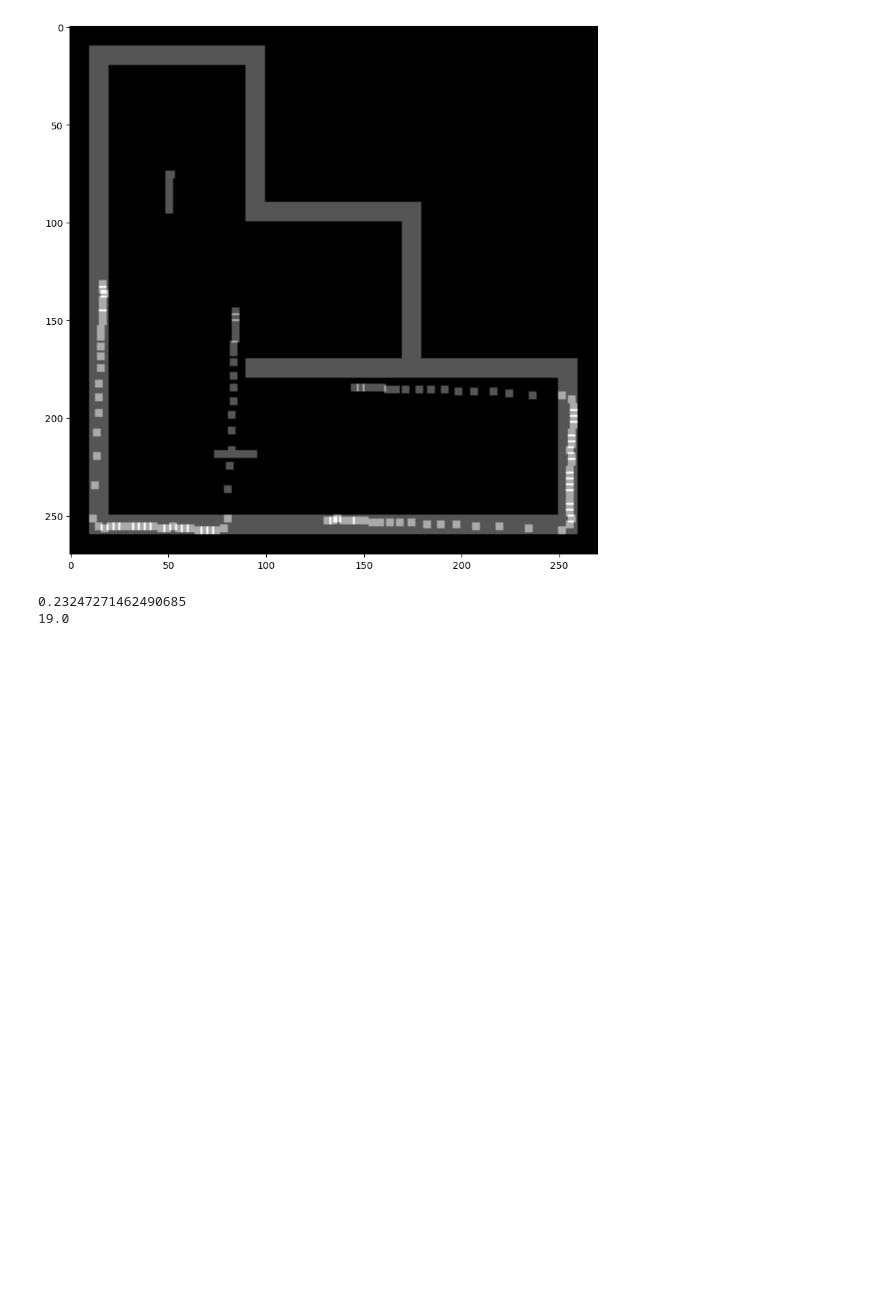
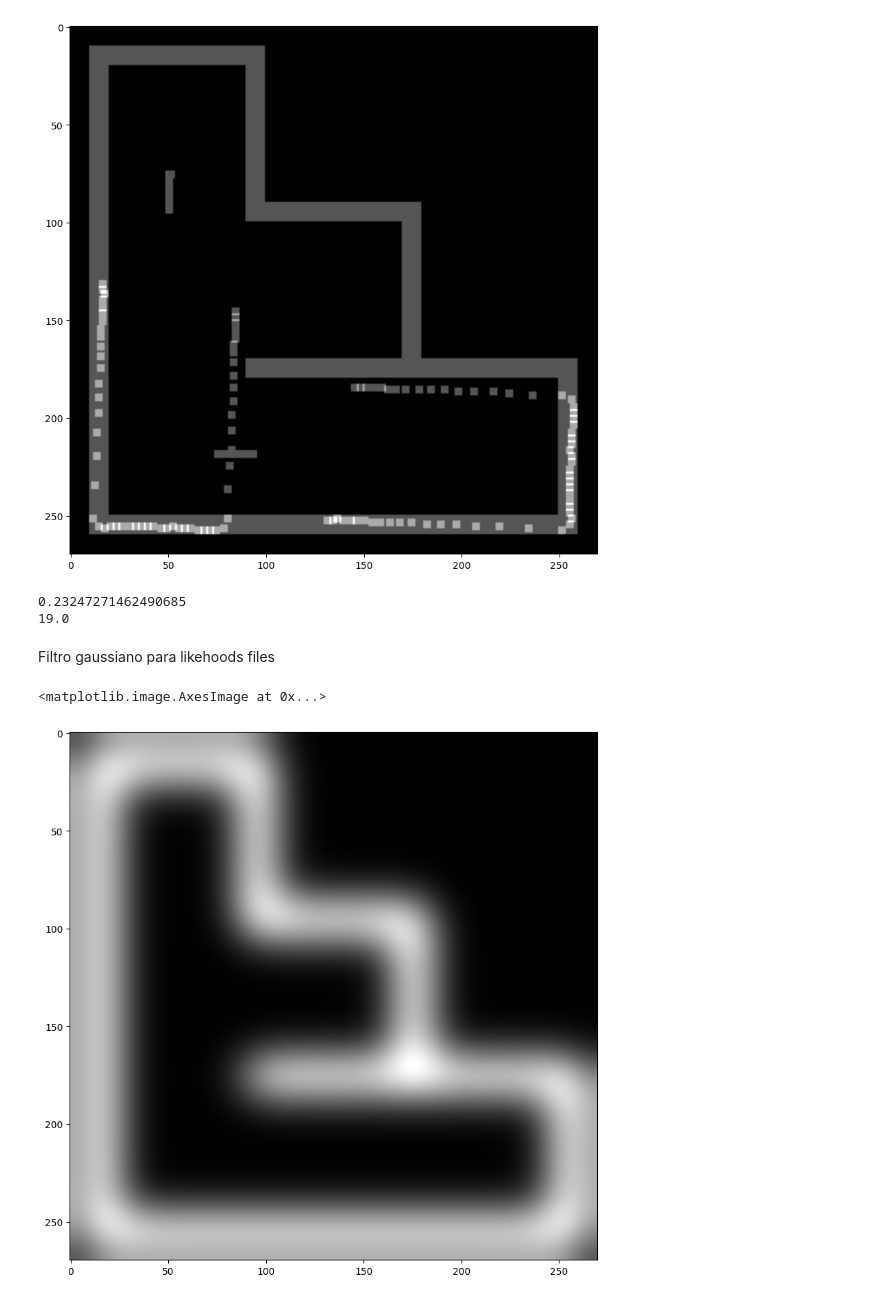
Before and after one commit to rir001/robmov_labs, a Jupyter notebook: test.ipynb, the cells around one changed output. Drawn from its saved outputs; the diff is of its cells as text; code cells hidden in the pictures; blank space fills up the shorter version.

Commit message:
filtro gauss

```diff
--- a/test.ipynb
+++ b/test.ipynb
@@ -272,3 +275,32 @@ print(mean)
 # %% [output]
 0.23247271462490685
 19.0
+# %% [markdown]
+Filtro gaussiano para likehoods files
+# %%
+def gaussiankernel(size):
+    """
+    This method creates a symmetric Gaussian kernel.
+
+    :param size: inf number to specify the size of the kernel.
+            Typical numbers 3, 5, 9, 11.
+    """
+
+    sigma = size/8.5 #  width of the Gaussian distribution
+
+    x, y = np.mgrid[-size // 2 + 1:size // 2 + 1,
+           -size // 2 + 1:size // 2 + 1]
+
+    kernel = np.exp(-((x ** 2 + y ** 2) / (2.0 * sigma ** 2)))
+    kernel = kernel / kernel.sum()
+
+    return kernel.astype('double')
+# %%
+k = 100
+ker = gaussiankernel(k) # se genera el kernel de degradación
+Go = cv2.filter2D(dark_map.astype('double'), cv2.CV_64F, ker) # se degrada la imagen
+
+plt.imshow(Go,cmap = "gray")
+# %% [output]
+<matplotlib.image.AxesImage at 0x...>
+[figure, added]
```
Also changed, not shown: parts of 1 cell of this notebook.
